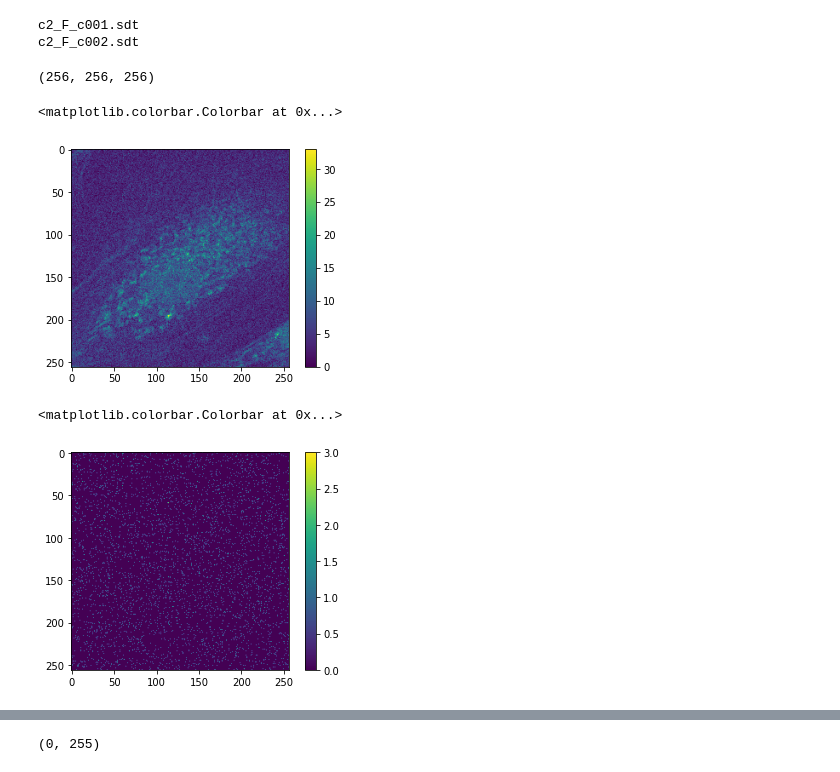
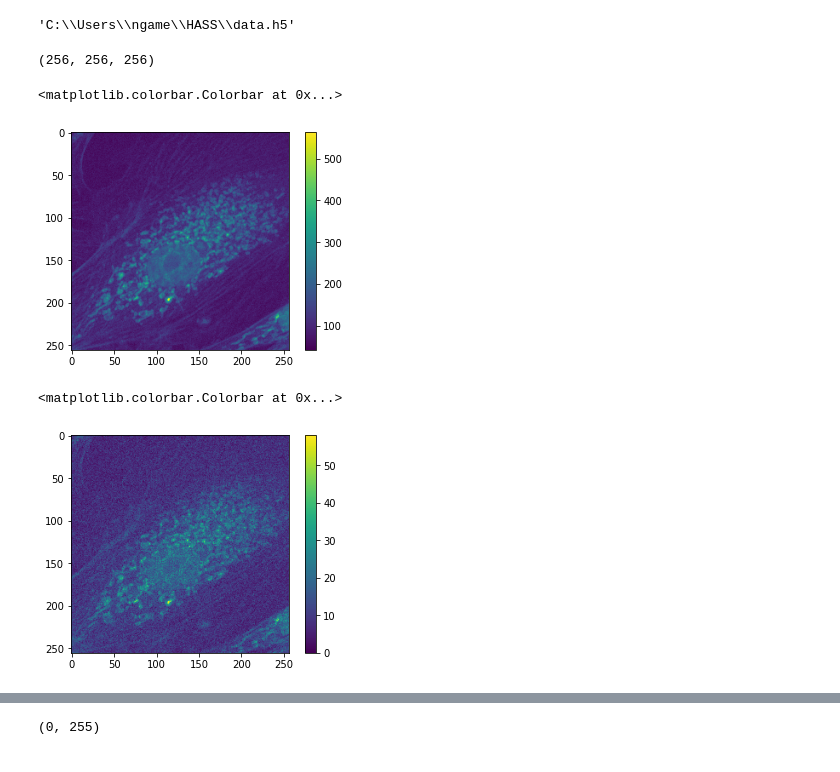
Before and after one commit to JenuC/HASS, a Jupyter notebook: Compressed Sensing.ipynb, the cells around one changed output, grey strips where cells are left out. Cells and saved outputs as stored; diff of their text form; code cells hidden in the pictures.

```diff
--- a/Compressed Sensing.ipynb
+++ b/Compressed Sensing.ipynb
@@ -12,6 +13,12 @@ import hassCS
 import skimage.metrics
 from tqdm.notebook import tqdm
 import sewar
+# %%
+with open(r'data\data_filepath.txt', 'r') as file:
+    data_filepath = file.read().replace('\n', '').split(',')[1]
+data_filepath
+# %% [output]
+'C:\\Users\\ngame\\HASS\\data.h5'
 # %%
 filename = "data.h5"
 original = h5py.File(filename,'r')
@@ -28,27 +35,24 @@ fid = h5py.File(filename,'r')
 
 arr = np.zeros([256,256,256])
 for ix,k in enumerate(fid):
-    print(k)
     data = fid[k][()]
-    if ix==1:
+    if ix==20:
         break
     arr= data + arr
 arr = np.array(arr)
 arr.shape
 # %% [output]
-c2_F_c001.sdt
-c2_F_c002.sdt
+(256, 256, 256)
-(256, 256, 256)
 # %%
 plt.imshow(arr.sum(2))
 plt.colorbar()
 # %% [output]
 <matplotlib.colorbar.Colorbar at 0x...>
-[figure, old version]
+[figure, new version]
 # %%
-original = arr[:,:,0:10]
+original = arr[:,:,0:256]
 plt.imshow(original.sum(2))
 plt.colorbar()
 # %% [output]
 <matplotlib.colorbar.Colorbar at 0x...>
-[figure, old version]
+[figure, new version]
```
Also changed, not shown: parts of 15 cells of this notebook, 1 other file.
